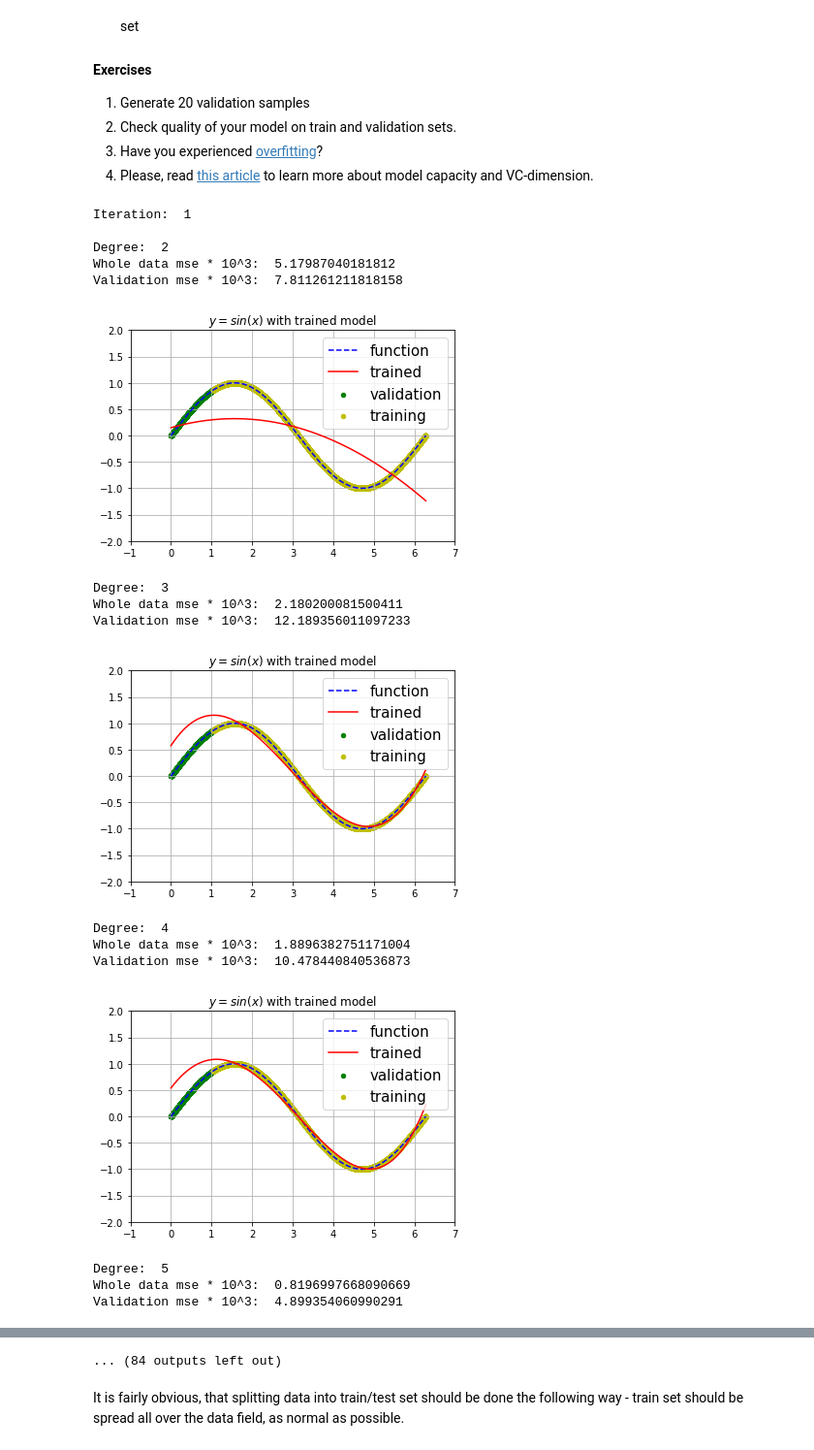
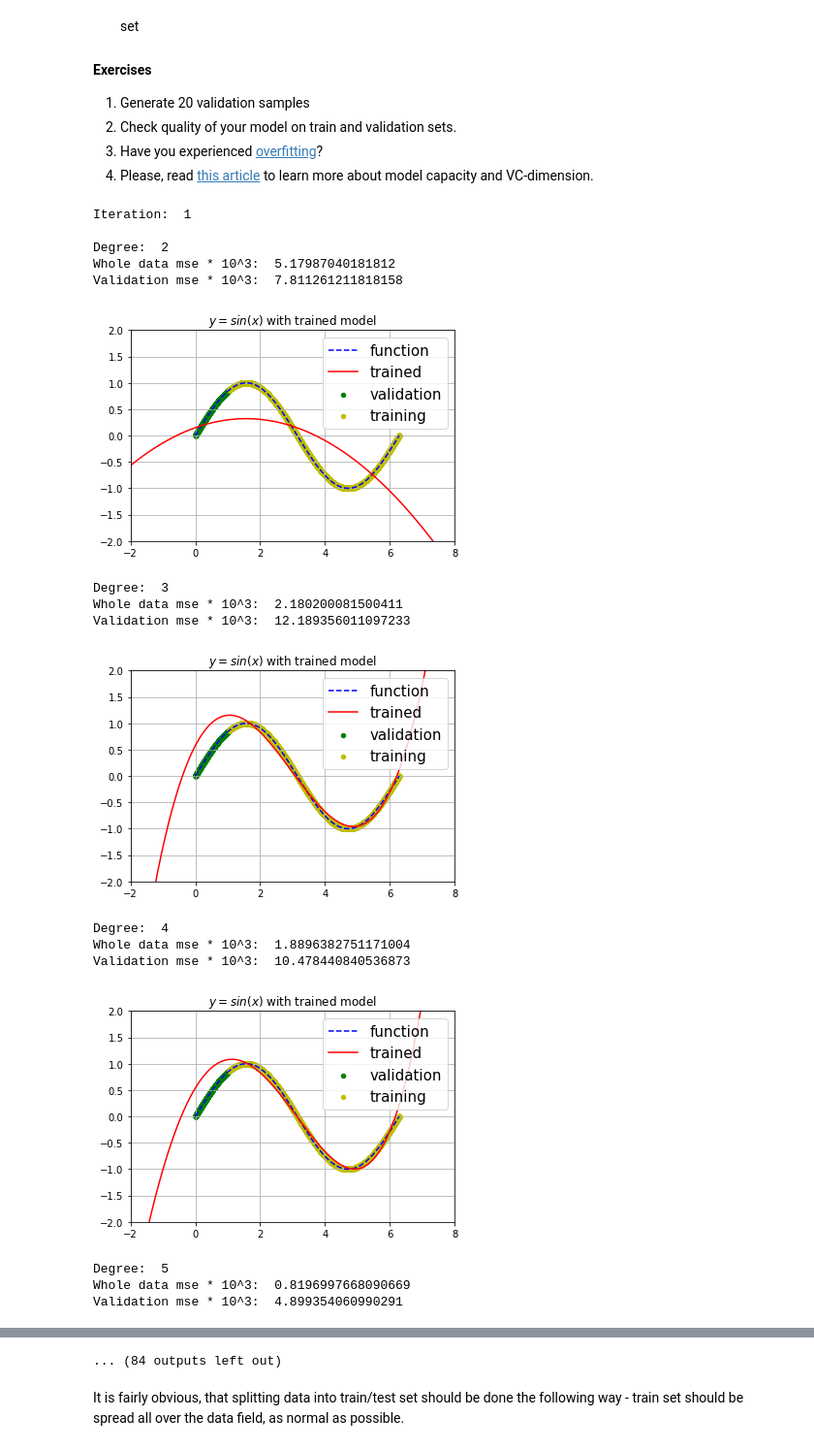
Before and after one commit to birshert/Darin, a Jupyter notebook: labs_/Birshert Alexey DARIN LAB-1.ipynb, the cells around one changed output, grey strips where cells are left out. Shown at 97% size. Cells and saved outputs as stored; diff of their text form; code cells hidden in the pictures.

```diff
--- a/labs_/Birshert Alexey DARIN LAB-1.ipynb
+++ b/labs_/Birshert Alexey DARIN LAB-1.ipynb
@@ -215,48 +215,50 @@ for train_index, test_index in kf.split(data['main_x']):
         print('Degree: ', i)
         x = np.array([np.ones(train_x.shape[0]) + train_x**n for n in range(1, i + 1)]).T
         x1 = np.array([np.ones(data['main_x'].shape[0]) + data['main_x']**n for n in range(1, i + 1)]).T
+        x_0 = np.array([np.ones(data['show_x'].shape[0]) + data['show_x']**n for n in range(1, i + 1)]).T
         x2 = np.array([np.ones(test_x.shape[0]) + test_x**n for n in range(1, i + 1)]).T
 
         w = np.dot(np.dot(np.linalg.inv(np.dot(x.T, x)), x.T), train_y)
 
         y_trained = np.dot(w, x1.T)
+        y_show = np.dot(w, x_0.T)
         y_validation = np.dot(w, x2.T)
 
         mse = (np.sqrt(np.sum((y_trained - data['main_y'])**2)) / y_trained.shape[0]) * 1000
         mse_validation = (np.sqrt(np.sum((y_validation - test_y)**2)) / test_y.shape[0]) * 1000
 
         print('Whole data mse * 10^3: ', mse)
         print('Validation mse * 10^3: ', mse_validation)
         print()
 
         plt.plot(data['main_x'], data['main_y'], 'b--', alpha=1, label='function')
         plt.scatter(test_x, test_y, 20, 'g', 'o', alpha=1, label='validation')
         plt.scatter(train_x, train_y, 20, 'y', 'o', alpha=1, label='training')
-        plt.plot(data['main_x'], y_trained, 'r', alpha=1, label='trained')
+        plt.plot(data['show_x'], y_show, 'r', alpha=1, label='trained')
 
         plt.ylim(-2, 2)
-        plt.xlim(-1, 7)
+        plt.xlim(-2, 8)
 
         plt.title('$y=sin(x)$ with trained model')
         plt.legend(loc='upper right', prop={'size' : 15})
         plt.grid(True)
 
         plt.show()
 # %% [output]
 Iteration:  1
 
 Degree:  2
 Whole data mse * 10^3:  5.17987040181812
 Validation mse * 10^3:  7.811261211818158
-[figure, old version]
+[figure, new version]
 Degree:  3
 Whole data mse * 10^3:  2.180200081500411
 Validation mse * 10^3:  12.189356011097233
-[figure, old version]
+[figure, new version]
 Degree:  4
 Whole data mse * 10^3:  1.8896382751171004
 Validation mse * 10^3:  10.478440840536873
-[figure, old version]
+[figure, new version]
 Degree:  5
 Whole data mse * 10^3:  0.8196997668090669
 Validation mse * 10^3:  4.899354060990291
```
Also changed, not shown: parts of 1 cell of this notebook.
